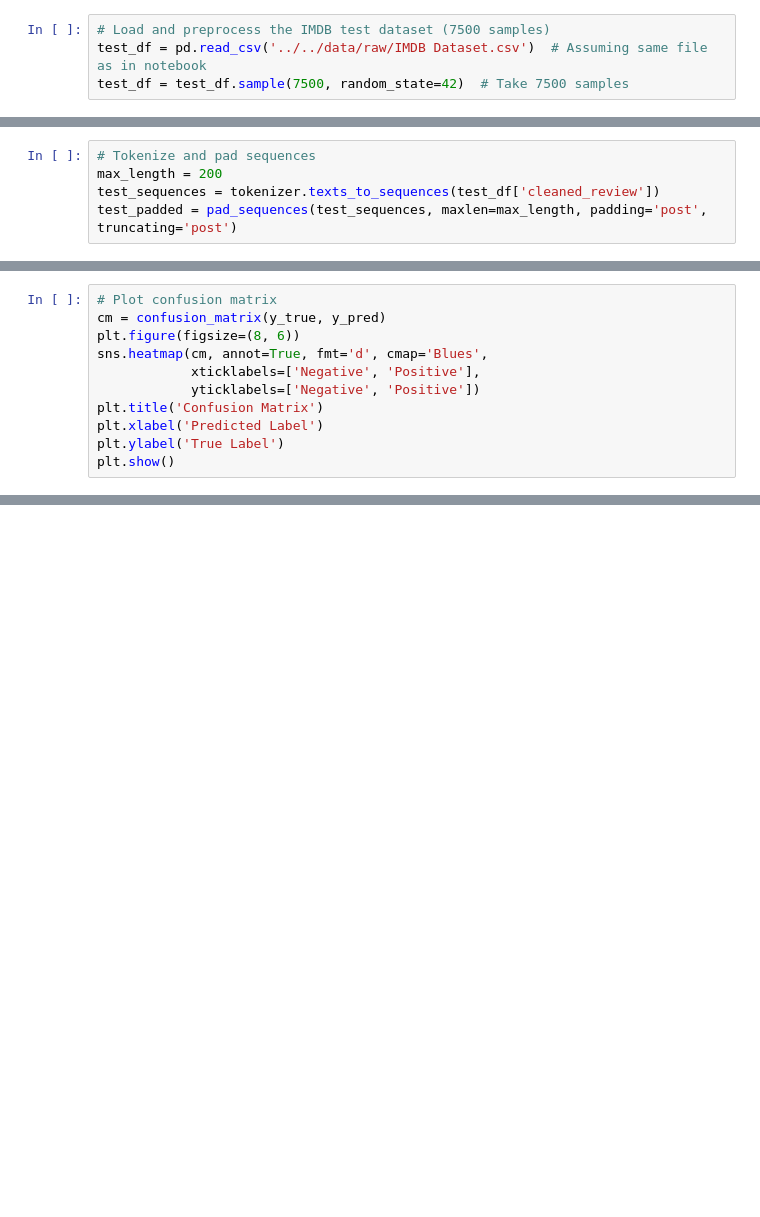
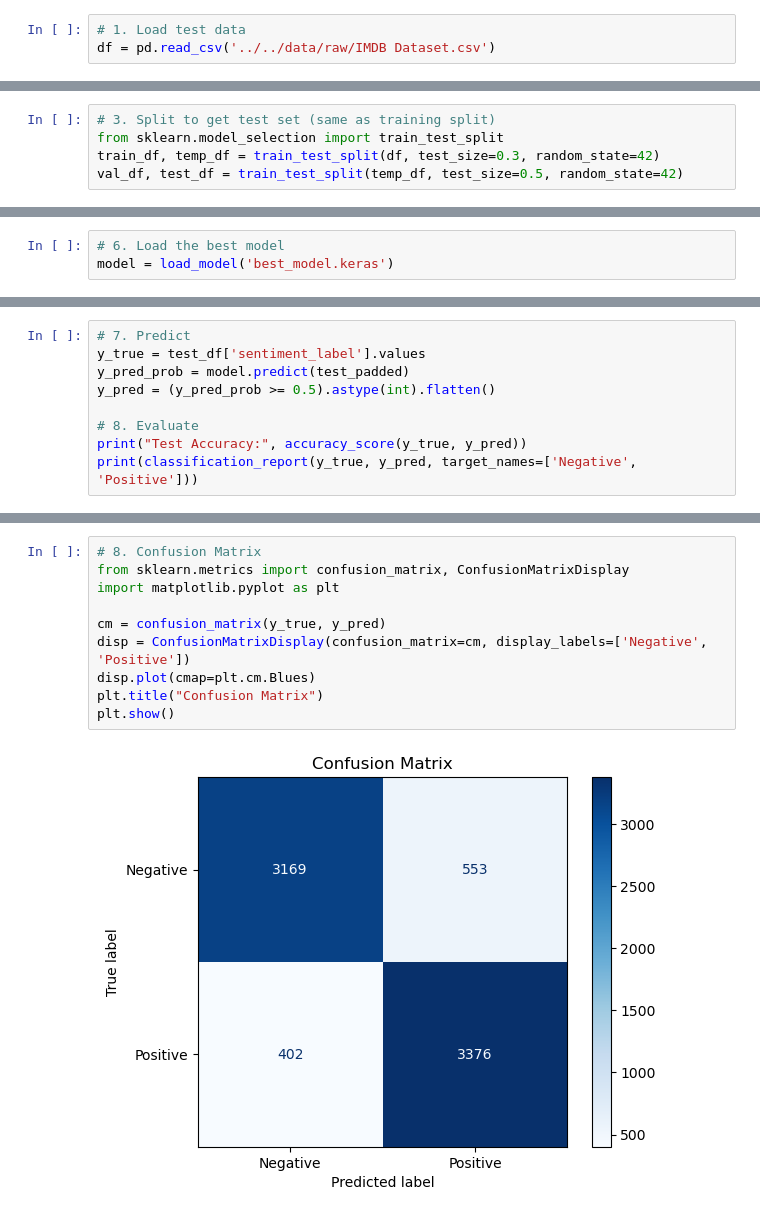
Before and after one commit to Adi-Ida404/imdb-sentiment-analysis, a Jupyter notebook: models/1_lstm/lstm_analysis.ipynb, the cells around one changed output, grey strips where cells are left out. Drawn from its saved outputs; the diff is of its cells as text; blank space fills up the shorter version.

```diff
--- a/models/1_lstm/lstm_analysis.ipynb
+++ b/models/1_lstm/lstm_analysis.ipynb
@@ -22,5 +8,4 @@ WARNING:absl:Compiled the loaded model, but the compiled metrics have yet to be
 # %%
-# Load and preprocess the IMDB test dataset (7500 samples)
-test_df = pd.read_csv('../../data/raw/IMDB Dataset.csv')  # Assuming same file as in notebook
-test_df = test_df.sample(7500, random_state=42)  # Take 7500 samples
+# 1. Load test data
+df = pd.read_csv('../../data/raw/IMDB Dataset.csv')
 # %%
@@ -55,6 +30,6 @@ test_df['sentiment_label'] = test_df['sentiment'].apply(lambda x: 1 if x == 'pos
 # %%
-# Tokenize and pad sequences
-max_length = 200
-test_sequences = tokenizer.texts_to_sequences(test_df['cleaned_review'])
-test_padded = pad_sequences(test_sequences, maxlen=max_length, padding='post', truncating='post')
+# 3. Split to get test set (same as training split)
+from sklearn.model_selection import train_test_split
+train_df, temp_df = train_test_split(df, test_size=0.3, random_state=42)
+val_df, test_df = train_test_split(temp_df, test_size=0.5, random_state=42)
 # %%
@@ -93,11 +48,3 @@ Recall: 1.0000
 # %%
-# Plot confusion matrix
-cm = confusion_matrix(y_true, y_pred)
-plt.figure(figsize=(8, 6))
-sns.heatmap(cm, annot=True, fmt='d', cmap='Blues',
-            xticklabels=['Negative', 'Positive'],
-            yticklabels=['Negative', 'Positive'])
-plt.title('Confusion Matrix')
-plt.xlabel('Predicted Label')
-plt.ylabel('True Label')
-plt.show()
+# 6. Load the best model
+model = load_model('best_model.keras')
@@ -129,0 +51,9 @@ plt.show()
+# %%
+# 7. Predict
+y_true = test_df['sentiment_label'].values
+y_pred_prob = model.predict(test_padded)
+y_pred = (y_pred_prob >= 0.5).astype(int).flatten()
+
+# 8. Evaluate
+print("Test Accuracy:", accuracy_score(y_true, y_pred))
+print(classification_report(y_true, y_pred, target_names=['Negative', 'Positive']))
@@ -129,0 +71,12 @@ plt.show()
+# %%
+# 8. Confusion Matrix
+from sklearn.metrics import confusion_matrix, ConfusionMatrixDisplay
+import matplotlib.pyplot as plt
+
+cm = confusion_matrix(y_true, y_pred)
+disp = ConfusionMatrixDisplay(confusion_matrix=cm, display_labels=['Negative', 'Positive'])
+disp.plot(cmap=plt.cm.Blues)
+plt.title("Confusion Matrix")
+plt.show()
+# %% [output]
+[figure, added]
```
Also changed, not shown: parts of 8 cells of this notebook, 1 other file.
